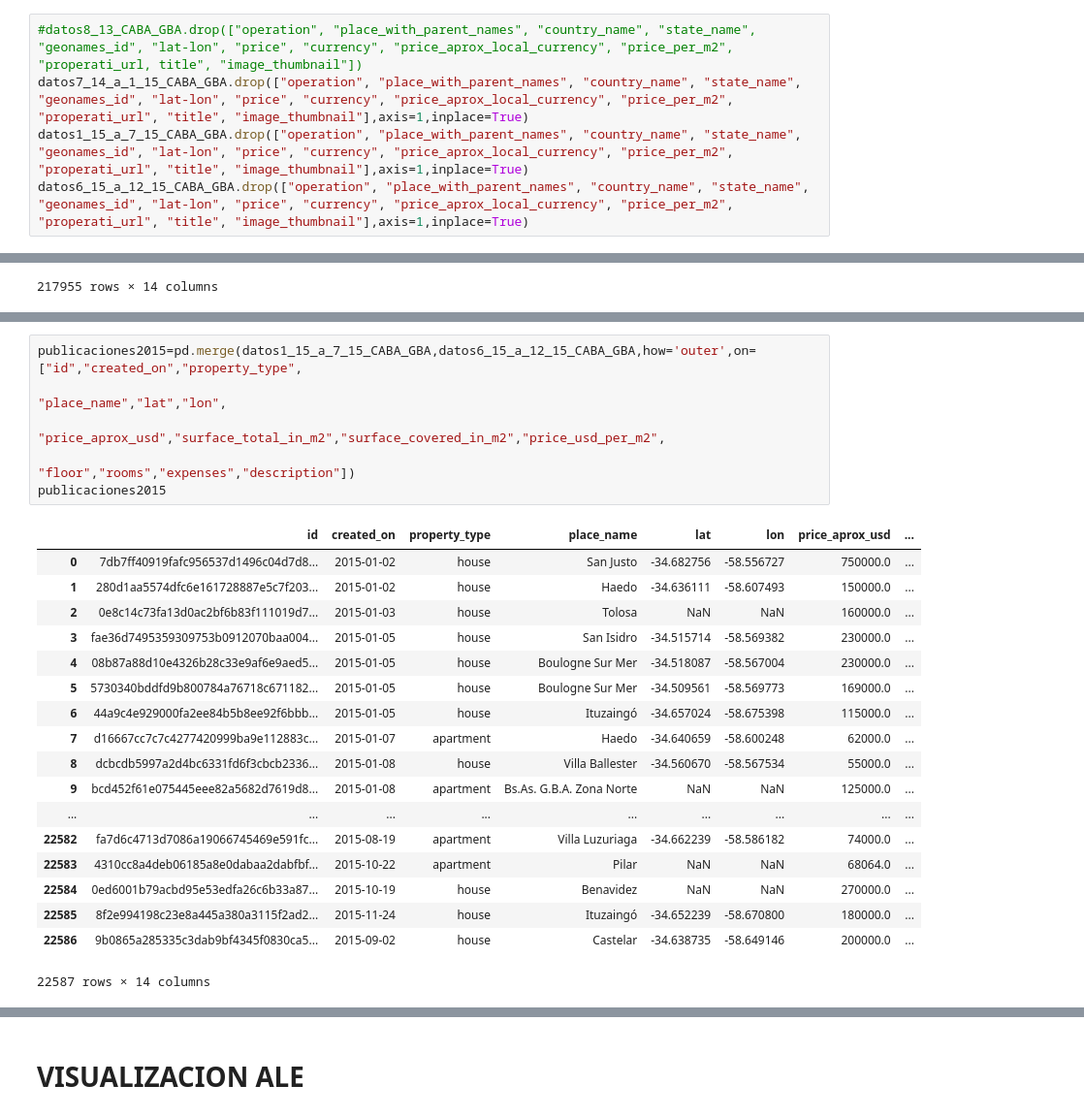
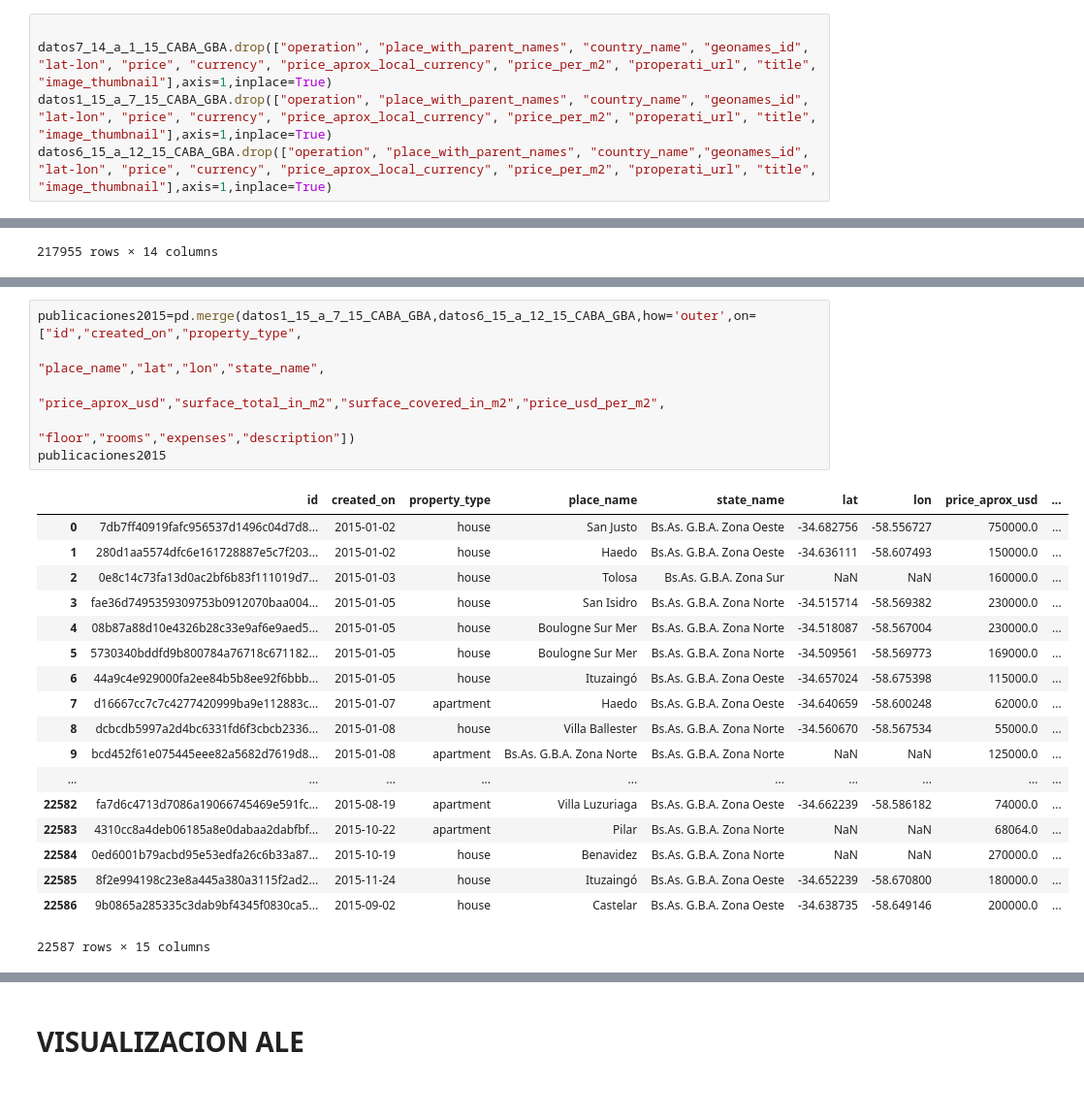
Before and after one commit to ariel55/survivingdata, a Jupyter notebook: Tp1_sherly.ipynb, the cells around one changed output, grey strips where cells are left out. Shown at 97% size. Saved outputs shown, nothing was run; the diff lists cells and outputs as text.

Commit message:
aumente state-name y filtre

```diff
--- a/Tp1_sherly.ipynb
+++ b/Tp1_sherly.ipynb
@@ -144,10 +144,10 @@ A value is trying to be set on a copy of a slice from a DataFrame
 
 See the caveats in the documentation: http://pandas.pydata.org/pandas-docs/stable/indexing.html#indexing-view-versus-copy
 # %%
-#datos8_13_CABA_GBA.drop(["operation", "place_with_parent_names", "country_name", "state_name", "geonames_id", "lat-lon", "price", "currency", "price_aprox_local_currency", "price_per_m2", "properati_url, title", "image_thumbnail"])
-datos7_14_a_1_15_CABA_GBA.drop(["operation", "place_with_parent_names", "country_name", "state_name", "geonames_id", "lat-lon", "price", "currency", "price_aprox_local_currency", "price_per_m2", "properati_url", "title", "image_thumbnail"],axis=1,inplace=True)
-datos1_15_a_7_15_CABA_GBA.drop(["operation", "place_with_parent_names", "country_name", "state_name", "geonames_id", "lat-lon", "price", "currency", "price_aprox_local_currency", "price_per_m2", "properati_url", "title", "image_thumbnail"],axis=1,inplace=True)
-datos6_15_a_12_15_CABA_GBA.drop(["operation", "place_with_parent_names", "country_name", "state_name", "geonames_id", "lat-lon", "price", "currency", "price_aprox_local_currency", "price_per_m2", "properati_url", "title", "image_thumbnail"],axis=1,inplace=True)
+
+datos7_14_a_1_15_CABA_GBA.drop(["operation", "place_with_parent_names", "country_name", "geonames_id", "lat-lon", "price", "currency", "price_aprox_local_currency", "price_per_m2", "properati_url", "title", "image_thumbnail"],axis=1,inplace=True)
+datos1_15_a_7_15_CABA_GBA.drop(["operation", "place_with_parent_names", "country_name", "geonames_id", "lat-lon", "price", "currency", "price_aprox_local_currency", "price_per_m2", "properati_url", "title", "image_thumbnail"],axis=1,inplace=True)
+datos6_15_a_12_15_CABA_GBA.drop(["operation", "place_with_parent_names", "country_name","geonames_id", "lat-lon", "price", "currency", "price_aprox_local_currency", "price_per_m2", "properati_url", "title", "image_thumbnail"],axis=1,inplace=True)
 # %% [output]
 A value is trying to be set on a copy of a slice from a DataFrame
 
@@ -386,28 +386,28 @@ dtypes: float64(8), object(6)
 memory usage: 24.9+ MB
 # %%
 publicaciones2015=pd.merge(datos1_15_a_7_15_CABA_GBA,datos6_15_a_12_15_CABA_GBA,how='outer',on=["id","created_on","property_type",
-                                                                                "place_name","lat","lon",
+                                                                                "place_name","lat","lon","state_name",
                                                                                 "price_aprox_usd","surface_total_in_m2","surface_covered_in_m2","price_usd_per_m2",
                                                                                 "floor","rooms","expenses","description"])
 publicaciones2015
 # %% [output]
-|  | id | created_on | property_type | place_name | lat | lon | price_aprox_usd | ... |
-| 0 | 7db7ff40919fafc956537d1496c04d7d8... | 2015-01-02 | house | San Justo | -34.682756 | -58.556727 | 750000.0 | ... |
-| 1 | 280d1aa5574dfc6e161728887e5c7f203... | 2015-01-02 | house | Haedo | -34.636111 | -58.607493 | 150000.0 | ... |
-| 2 | 0e8c14c73fa13d0ac2bf6b83f111019d7... | 2015-01-03 | house | Tolosa | NaN | NaN | 160000.0 | ... |
-| 3 | fae36d7495359309753b0912070baa004... | 2015-01-05 | house | San Isidro | -34.515714 | -58.569382 | 230000.0 | ... |
-| 4 | 08b87a88d10e4326b28c33e9af6e9aed5... | 2015-01-05 | house | Boulogne Sur Mer | -34.518087 | -58.567004 | 230000.0 | ... |
-| 5 | 5730340bddfd9b800784a76718c671182... | 2015-01-05 | house | Boulogne Sur Mer | -34.509561 | -58.569773 | 169000.0 | ... |
-| 6 | 44a9c4e929000fa2ee84b5b8ee92f6bbb... | 2015-01-05 | house | Ituzaingó | -34.657024 | -58.675398 | 115000.0 | ... |
-| 7 | d16667cc7c7c4277420999ba9e112883c... | 2015-01-07 | apartment | Haedo | -34.640659 | -58.600248 | 62000.0 | ... |
-| 8 | dcbcdb5997a2d4bc6331fd6f3cbcb2336... | 2015-01-08 | house | Villa Ballester | -34.560670 | -58.567534 | 55000.0 | ... |
-| 9 | bcd452f61e075445eee82a5682d7619d8... | 2015-01-08 | apartment | Bs.As. G.B.A. Zona Norte | NaN | NaN | 125000.0 | ... |
-| ... | ... | ... | ... | ... | ... | ... | ... | ... |
-| 22582 | fa7d6c4713d7086a19066745469e591fc... | 2015-08-19 | apartment | Villa Luzuriaga | -34.662239 | -58.586182 | 74000.0 | ... |
-| 22583 | 4310cc8a4deb06185a8e0dabaa2dabfbf... | 2015-10-22 | apartment | Pilar | NaN | NaN | 68064.0 | ... |
-| 22584 | 0ed6001b79acbd95e53edfa26c6b33a87... | 2015-10-19 | house | Benavidez | NaN | NaN | 270000.0 | ... |
-| 22585 | 8f2e994198c23e8a445a380a3115f2ad2... | 2015-11-24 | house | Ituzaingó | -34.652239 | -58.670800 | 180000.0 | ... |
-| 22586 | 9b0865a285335c3dab9bf4345f0830ca5... | 2015-09-02 | house | Castelar | -34.638735 | -58.649146 | 200000.0 | ... |
+|  | id | created_on | property_type | place_name | state_name | lat | lon | price_aprox_usd | ... |
+| 0 | 7db7ff40919fafc956537d1496c04d7d8... | 2015-01-02 | house | San Justo | Bs.As. G.B.A. Zona Oeste | -34.682756 | -58.556727 | 750000.0 | ... |
+| 1 | 280d1aa5574dfc6e161728887e5c7f203... | 2015-01-02 | house | Haedo | Bs.As. G.B.A. Zona Oeste | -34.636111 | -58.607493 | 150000.0 | ... |
+| 2 | 0e8c14c73fa13d0ac2bf6b83f111019d7... | 2015-01-03 | house | Tolosa | Bs.As. G.B.A. Zona Sur | NaN | NaN | 160000.0 | ... |
+| 3 | fae36d7495359309753b0912070baa004... | 2015-01-05 | house | San Isidro | Bs.As. G.B.A. Zona Norte | -34.515714 | -58.569382 | 230000.0 | ... |
+| 4 | 08b87a88d10e4326b28c33e9af6e9aed5... | 2015-01-05 | house | Boulogne Sur Mer | Bs.As. G.B.A. Zona Norte | -34.518087 | -58.567004 | 230000.0 | ... |
+| 5 | 5730340bddfd9b800784a76718c671182... | 2015-01-05 | house | Boulogne Sur Mer | Bs.As. G.B.A. Zona Norte | -34.509561 | -58.569773 | 169000.0 | ... |
+| 6 | 44a9c4e929000fa2ee84b5b8ee92f6bbb... | 2015-01-05 | house | Ituzaingó | Bs.As. G.B.A. Zona Oeste | -34.657024 | -58.675398 | 115000.0 | ... |
+| 7 | d16667cc7c7c4277420999ba9e112883c... | 2015-01-07 | apartment | Haedo | Bs.As. G.B.A. Zona Oeste | -34.640659 | -58.600248 | 62000.0 | ... |
+| 8 | dcbcdb5997a2d4bc6331fd6f3cbcb2336... | 2015-01-08 | house | Villa Ballester | Bs.As. G.B.A. Zona Norte | -34.560670 | -58.567534 | 55000.0 | ... |
+| 9 | bcd452f61e075445eee82a5682d7619d8... | 2015-01-08 | apartment | Bs.As. G.B.A. Zona Norte | Bs.As. G.B.A. Zona Norte | NaN | NaN | 125000.0 | ... |
+| ... | ... | ... | ... | ... | ... | ... | ... | ... | ... |
+| 22582 | fa7d6c4713d7086a19066745469e591fc... | 2015-08-19 | apartment | Villa Luzuriaga | Bs.As. G.B.A. Zona Oeste | -34.662239 | -58.586182 | 74000.0 | ... |
+| 22583 | 4310cc8a4deb06185a8e0dabaa2dabfbf... | 2015-10-22 | apartment | Pilar | Bs.As. G.B.A. Zona Norte | NaN | NaN | 68064.0 | ... |
+| 22584 | 0ed6001b79acbd95e53edfa26c6b33a87... | 2015-10-19 | house | Benavidez | Bs.As. G.B.A. Zona Norte | NaN | NaN | 270000.0 | ... |
+| 22585 | 8f2e994198c23e8a445a380a3115f2ad2... | 2015-11-24 | house | Ituzaingó | Bs.As. G.B.A. Zona Oeste | -34.652239 | -58.670800 | 180000.0 | ... |
+| 22586 | 9b0865a285335c3dab9bf4345f0830ca5... | 2015-09-02 | house | Castelar | Bs.As. G.B.A. Zona Oeste | -34.638735 | -58.649146 | 200000.0 | ... |
-22587 rows × 14 columns
+22587 rows × 15 columns
 # %%
 publicaciones2016=pd.merge(datos1_16_CABA_GBA,datos2_16_CABA_GBA,how='outer',on=["id","created_on","property_type",
```
Also changed, not shown: parts of 20 cells of this notebook.
